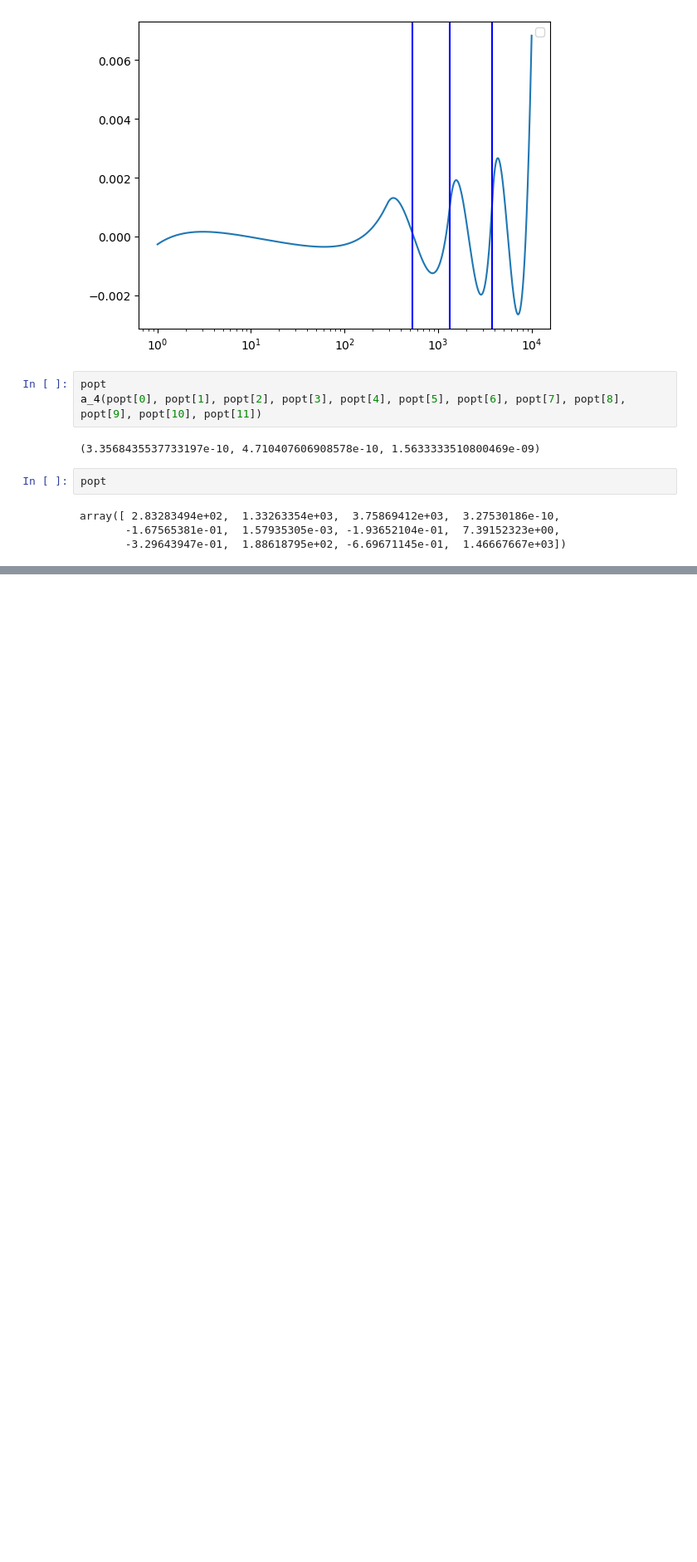
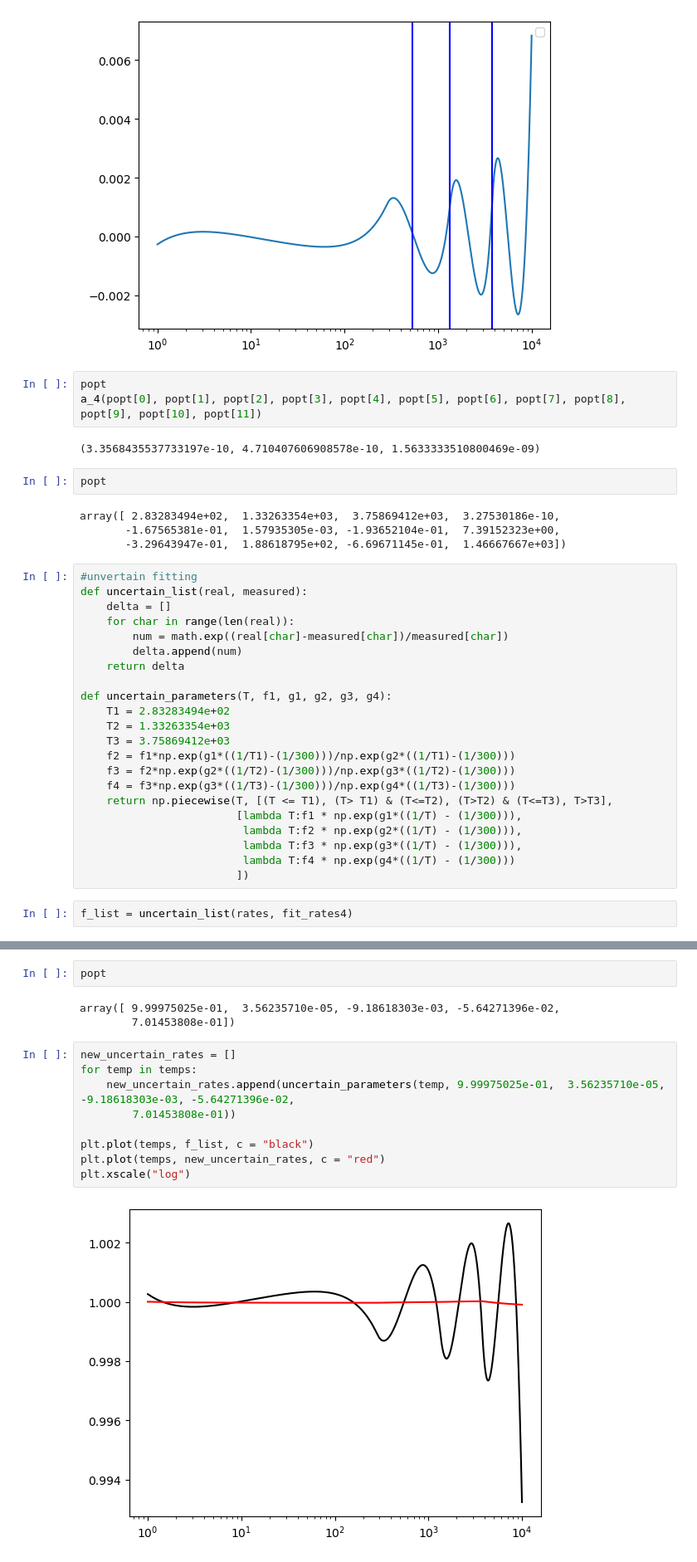
Before and after one commit to wostling/SavinGroup, a Jupyter notebook: Contiuous_Piecewise_Fits.ipynb, the cells around one changed output, grey strips where cells are left out. Shown at 83% size. Saved outputs shown, nothing was run; the diff lists cells and outputs as text; blank space fills up the shorter version.

```diff
--- a/Contiuous_Piecewise_Fits.ipynb
+++ b/Contiuous_Piecewise_Fits.ipynb
@@ -457,3 +519,27 @@ popt
 array([ 2.83283494e+02,  1.33263354e+03,  3.75869412e+03,  3.27530186e-10,
        -1.67565381e-01,  1.57935305e-03, -1.93652104e-01,  7.39152323e+00,
        -3.29643947e-01,  1.88618795e+02, -6.69671145e-01,  1.46667667e+03])
+# %%
+#unvertain fitting
+def uncertain_list(real, measured):
+    delta = []
+    for char in range(len(real)):
+        num = math.exp((real[char]-measured[char])/measured[char])
+        delta.append(num)
+    return delta
+
+def uncertain_parameters(T, f1, g1, g2, g3, g4):
+    T1 = 2.83283494e+02
+    T2 = 1.33263354e+03
+    T3 = 3.75869412e+03
+    f2 = f1*np.exp(g1*((1/T1)-(1/300)))/np.exp(g2*((1/T1)-(1/300)))
+    f3 = f2*np.exp(g2*((1/T2)-(1/300)))/np.exp(g3*((1/T2)-(1/300)))
+    f4 = f3*np.exp(g3*((1/T3)-(1/300)))/np.exp(g4*((1/T3)-(1/300)))
+    return np.piecewise(T, [(T <= T1), (T> T1) & (T<=T2), (T>T2) & (T<=T3), T>T3],
+                        [lambda T:f1 * np.exp(g1*((1/T) - (1/300))),
+                         lambda T:f2 * np.exp(g2*((1/T) - (1/300))),
+                         lambda T:f3 * np.exp(g3*((1/T) - (1/300))),
+                         lambda T:f4 * np.exp(g4*((1/T) - (1/300)))
+                        ])
+# %%
+f_list = uncertain_list(rates, fit_rates4)
@@ -459,0 +549,16 @@ array([ 2.83283494e+02,  1.33263354e+03,  3.75869412e+03,  3.27530186e-10,
+# %%
+popt
+# %% [output]
+array([ 9.99975025e-01,  3.56235710e-05, -9.18618303e-03, -5.64271396e-02,
+        7.01453808e-01])
+# %%
+new_uncertain_rates = []
+for temp in temps:
+    new_uncertain_rates.append(uncertain_parameters(temp, 9.99975025e-01,  3.56235710e-05, -9.18618303e-03, -5.64271396e-02,
+        7.01453808e-01))
+
+plt.plot(temps, f_list, c = "black")
+plt.plot(temps, new_uncertain_rates, c = "red")
+plt.xscale("log")
+# %% [output]
+[figure, added]
```
Also changed, not shown: parts of 11 cells of this notebook.
